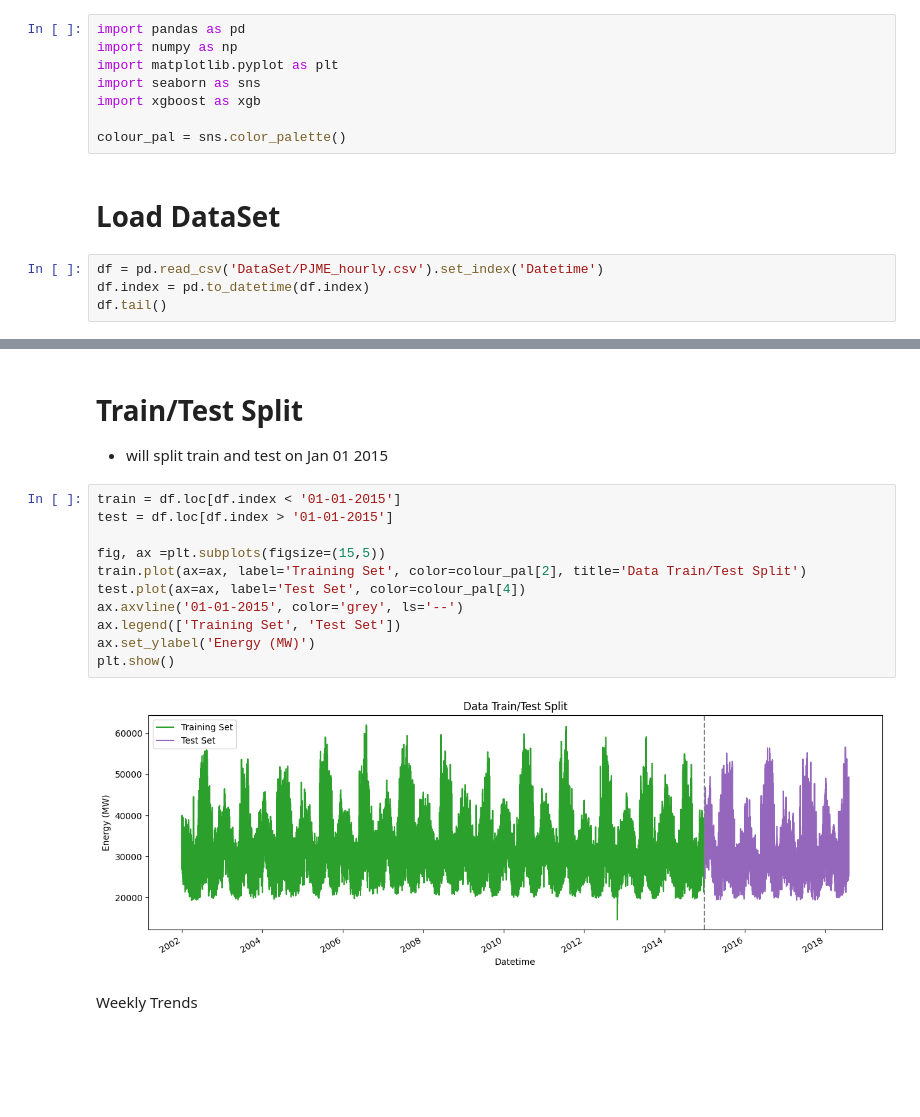
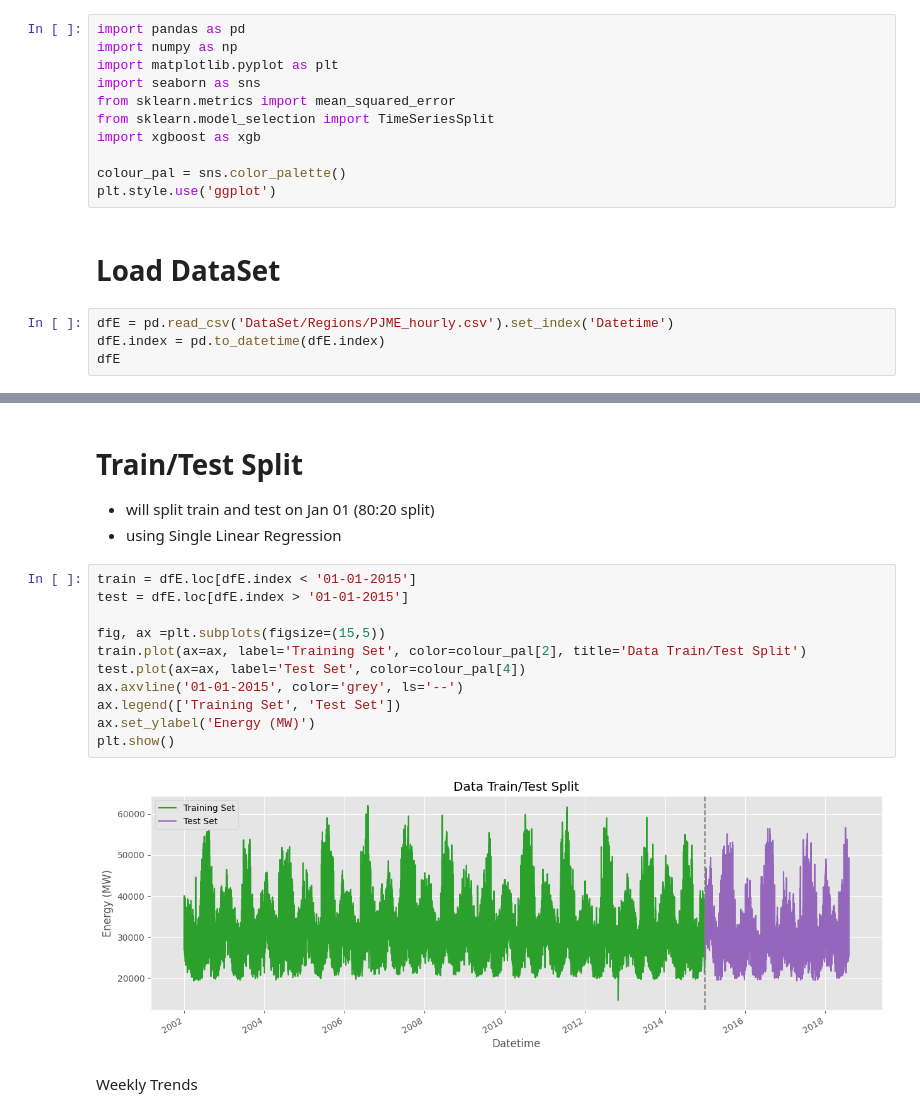
Before and after one commit to minari314159/Energy_Forcasting, a Jupyter notebook: Forecasting.ipynb, the cells around one changed output, grey strips where cells are left out. Saved outputs shown, nothing was run; the diff lists cells and outputs as text; blank space fills up the shorter version.

```diff
--- a/Forecasting.ipynb
+++ b/Forecasting.ipynb
@@ -3,15 +3,18 @@ import pandas as pd
 import numpy as np
 import matplotlib.pyplot as plt
 import seaborn as sns
+from sklearn.metrics import mean_squared_error
+from sklearn.model_selection import TimeSeriesSplit
 import xgboost as xgb
 
 colour_pal = sns.color_palette()
+plt.style.use('ggplot')
 # %% [markdown]
 # Load DataSet
 # %%
-df = pd.read_csv('DataSet/PJME_hourly.csv').set_index('Datetime')
-df.index = pd.to_datetime(df.index)
-df.tail()
+dfE = pd.read_csv('DataSet/Regions/PJME_hourly.csv').set_index('Datetime')
+dfE.index = pd.to_datetime(dfE.index)
+dfE
 # %% [output]
 |  | PJME_MW |
 | Datetime |  |
@@ -31,19 +143,20 @@ plt.show()
 # %% [markdown]
 # Train/Test Split
-- will split train and test on Jan 01 2015
+- will split train and test on Jan 01  (80:20 split)
+- using Single Linear Regression
 # %%
-train = df.loc[df.index < '01-01-2015']
-test = df.loc[df.index > '01-01-2015']
+train = dfE.loc[dfE.index < '01-01-2015']
+test = dfE.loc[dfE.index > '01-01-2015']
 
 fig, ax =plt.subplots(figsize=(15,5))
 train.plot(ax=ax, label='Training Set', color=colour_pal[2], title='Data Train/Test Split')
 test.plot(ax=ax, label='Test Set', color=colour_pal[4])
 ax.axvline('01-01-2015', color='grey', ls='--')
 ax.legend(['Training Set', 'Test Set'])
 ax.set_ylabel('Energy (MW)')
 plt.show()
 # %% [output]
-[figure, old version]
+[figure, new version]
 # %% [markdown]
 Weekly Trends
 # %%
```
Also changed, not shown: parts of 71 cells of this notebook, 19 other files.
